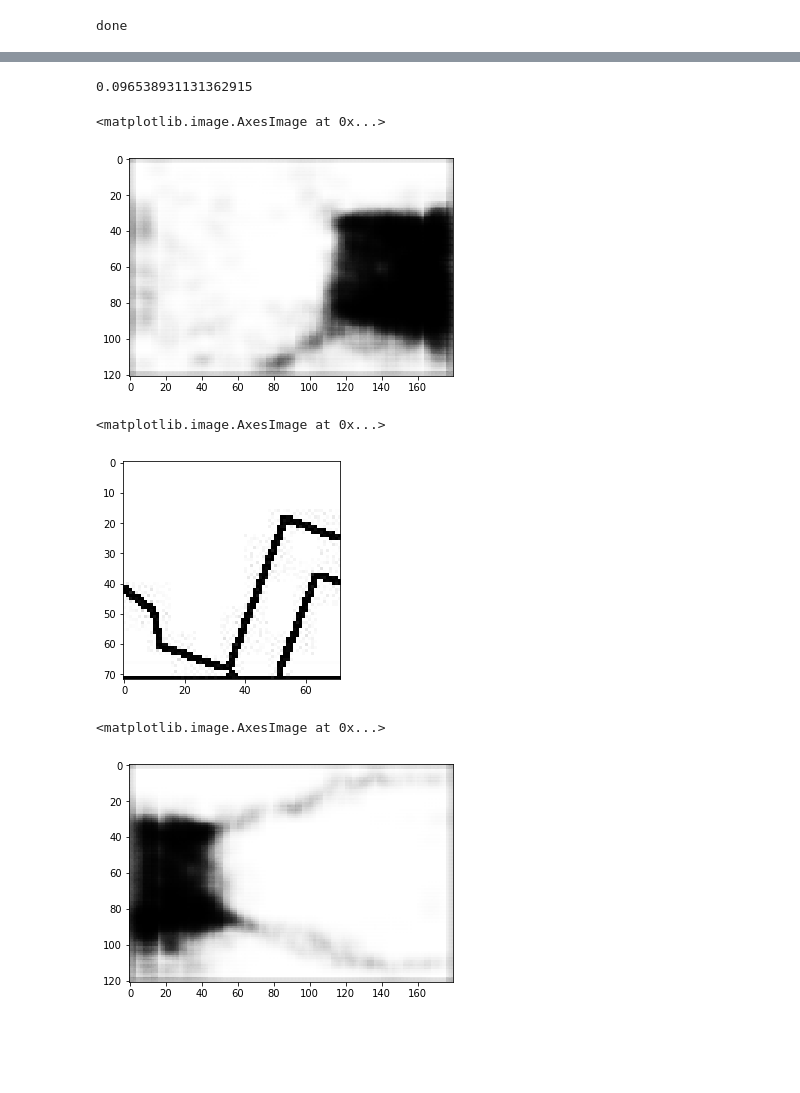
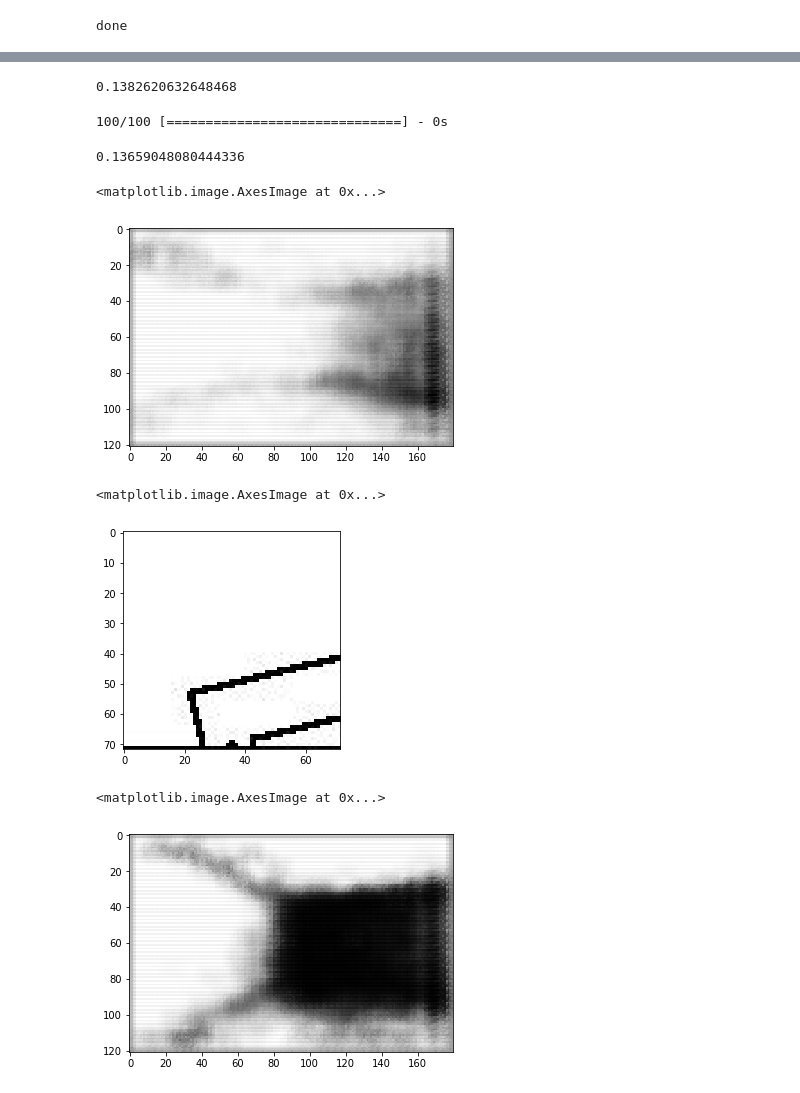
Before and after one commit to Kronstrand/2Dto3Dann, a Jupyter notebook: 2Dto3D.ipynb, the cells around one changed output, grey strips where cells are left out. Cells and saved outputs as stored; diff of their text form; code cells hidden in the pictures; blank space fills up the shorter version.

Commit message:
added final test to script

```diff
--- a/2Dto3D.ipynb
+++ b/2Dto3D.ipynb
@@ -25,8 +27,8 @@ def convert_to_normalized_grayscale(array):
 # %%
 batchCounter = 1
 
-batchSize = 400
-dataSize = 3200
+batchSize = 600
+dataSize = 4800
 totalBatches = math.floor(dataSize / batchSize)
 
 def load_next_batch():
@@ -132,11 +134,11 @@ Non-trainable params: 32
 _________________________________________________________________
 # %%
 #tain with all batches
-for i in range(0, totalBatches * 1): # runs through the whole dataset x times
+#for i in range(0, totalBatches * 1): # runs through the whole dataset x times
 
-    model1.fit(training_input, training_target, epochs=5, batch_size=batchSize)
+model1.fit(training_input, training_target, epochs=50, batch_size=batchSize)
 
-    score = model1.evaluate(testing_input, testing_target, batch_size=testing_target.shape[0])
+score = model1.evaluate(testing_input, testing_target, batch_size=testing_target.shape[0])
 
-    load_next_batch()
+    #load_next_batch()
 # %% [output]
@@ -160,21 +162,53 @@ done
 # %%
 score
 # %% [output]
-0.096538931131362915
+0.1382620632648468
+# %%
+#Load the test data generated on a sperate 3D model than the one used in the trainin
+
+test_size = 100
+input_row_count = 72
+input_column_count = 72
+input_test_data = np.zeros((test_size, input_row_count, input_column_count))
+
+for i in range(0, test_size):
+    newImg = np.array(Image.open("final_test/input/input_" + str(1 + i) + ".jpg"))
+    newImg = convert_to_normalized_grayscale(newImg)
+    input_test_data[i,:,:] = newImg
+
+
+target_row_count = 121 #121
+target_column_count = 180 #180
+target_test_data = np.zeros((test_size, target_row_count, target_column_count))
+
+for i in range(0, test_size):
+    newImg = np.array(Image.open("final_test/target/target_" + str(1 + i) + ".jpg"))
+    newImg = convert_to_normalized_grayscale(newImg)
+    target_test_data[i,:,:] = newImg
+
+#since tensorflow requires a 4D tesor as input, we put the values in in a fourth dimention.
+input_test_data = input_test_data.reshape(input_test_data.shape[0], input_row_count, input_column_count, 1)
+target_test_data = target_test_data.reshape(target_test_data.shape[0], target_row_count, target_column_count, 1)
+
+final_test_score = model1.evaluate(input_test_data, target_test_data, batch_size=target_test_data.shape[0])
+final_test_score
+# %% [output]
+100/100 [==============================] - 0s
+0.13659048080444336
 # %%
-generated = model1.predict(testing_input[0:50,:,:,:])
+generated = model1.predict(input_test_data[0:test_size,:,:,:])
 plt.imshow(generated[45,:,:,0], cmap='gray', interpolation='nearest')
 # %% [output]
 <matplotlib.image.AxesImage at 0x...>
-[figure, old version]
+[figure, new version]
 # %%
-plt.imshow(testing_input[45,:,:,0], cmap='gray', interpolation='nearest')
+plt.imshow(input_test_data[45,:,:,0], cmap='gray', interpolation='nearest')
 # %% [output]
 <matplotlib.image.AxesImage at 0x...>
-[figure, old version]
+[figure, new version]
 # %%
 plt.imshow(generated[19,:,:,0], cmap='gray', interpolation='nearest')
 # %% [output]
 <matplotlib.image.AxesImage at 0x...>
-[figure, old version]
+[figure, new version]
 # %%
```
Also changed, not shown: parts of 6 cells of this notebook.
